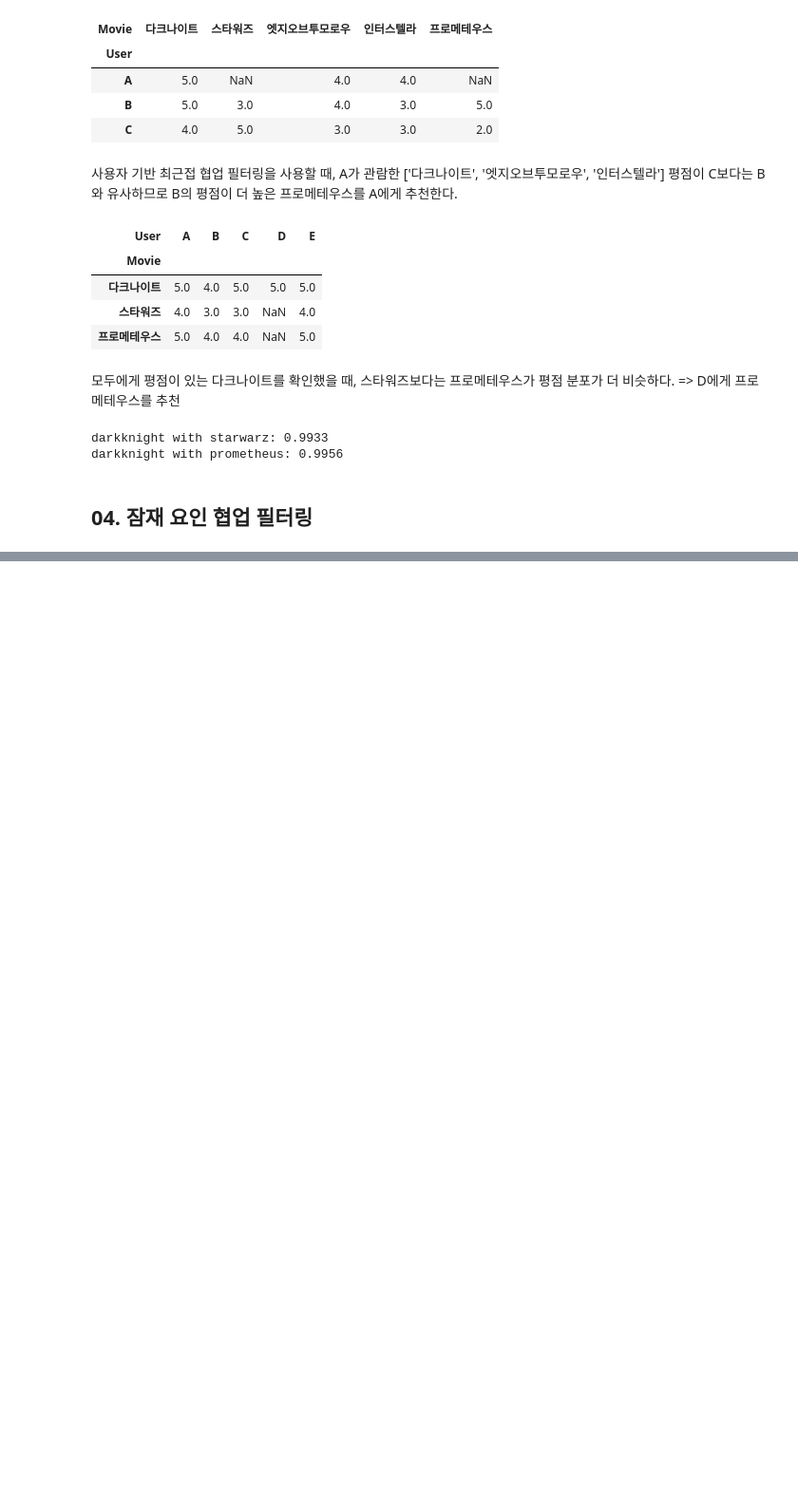
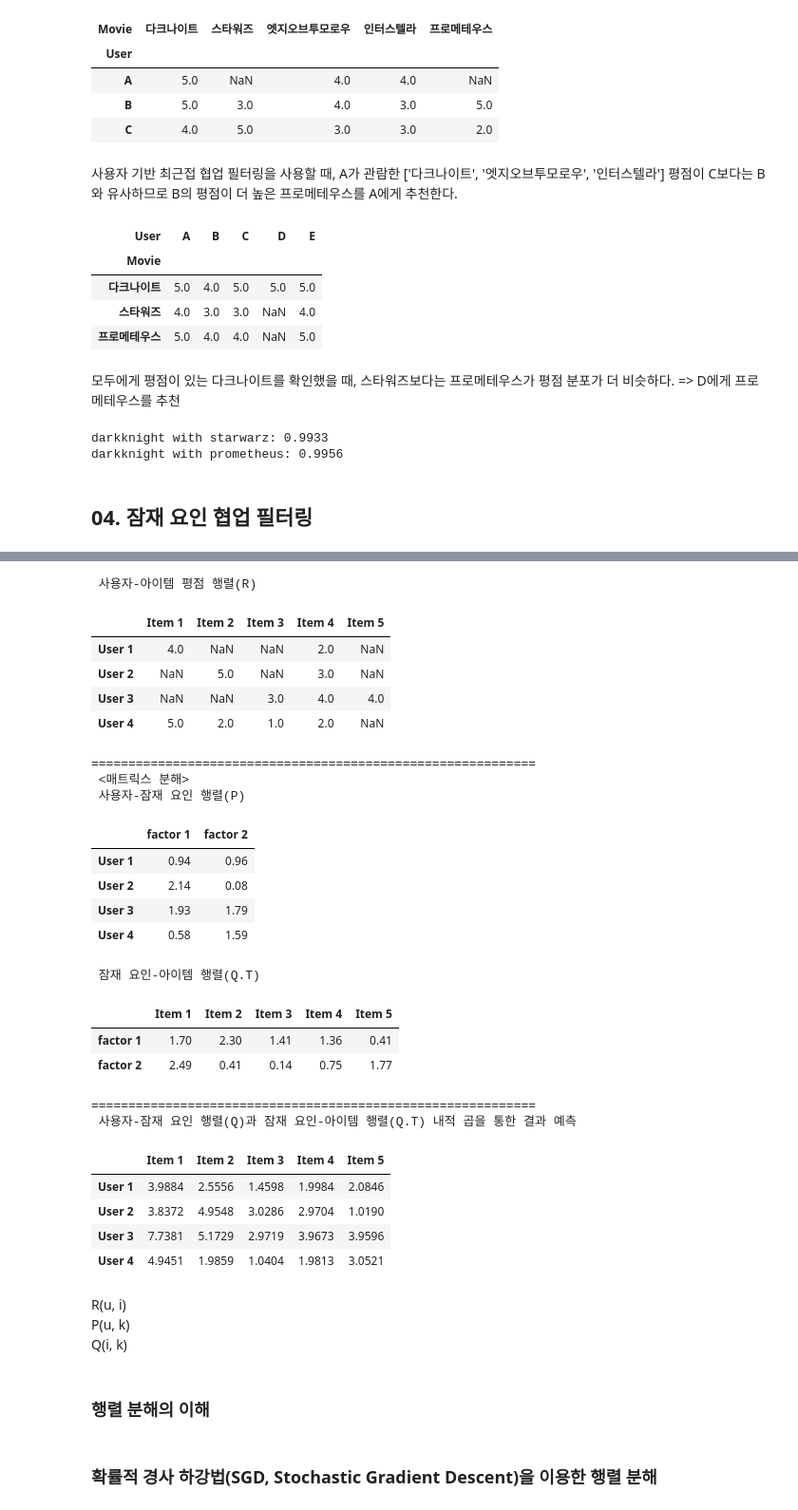
Before and after one commit to choi-yh/Pyhon_ML_Guide, a Jupyter notebook: 09_00_추천_시스템.ipynb, the cells around one changed output, grey strips where cells are left out. Shown: that part at 95% size. Cells and saved outputs as stored; diff of their text form; code cells hidden in the pictures; blank space fills up the shorter version.

```diff
--- a/09_00_추천_시스템.ipynb
+++ b/09_00_추천_시스템.ipynb
@@ -156,0 +171,79 @@ darkknight with prometheus: 0.9956
+# %%
+# 행렬 분해를 통한 잠재 요인 협업 필터링
+
+# 사용자-아이템 평점 행렬(R)
+r = pd.DataFrame(data=np.array([[4, np.nan, np.nan, 2, np.nan],
+                                [np.nan, 5, np.nan, 3, np.nan],
+                                [np.nan, np.nan, 3, 4, 4],
+                                [5, 2, 1, 2, np.nan]]),
+                 columns=['Item 1', 'Item 2', 'Item 3', 'Item 4', 'Item 5'],
+                 index=['User 1', 'User 2', 'User 3', 'User 4'])
+
+print(' 사용자-아이템 평점 행렬(R)')
+display(r)
+
+# 사용자-잠재 요인 행렬(P)
+p = pd.DataFrame(data=np.array([
+                                [0.94, 0.96],
+                                [2.14, 0.08],
+                                [1.93, 1.79],
+                                [0.58, 1.59]
+                                ]),
+                 columns=['factor 1', 'factor 2'],
+                 index=['User 1', 'User 2', 'User 3', 'User 4'])
+
+print('=' * 60)
+print(' <매트릭스 분해>')
+print(' 사용자-잠재 요인 행렬(P)')
+display(p)
+
+# 잠재 요인-아이템 행렬(Q)
+q_t = pd.DataFrame(data=np.array([[1.7, 2.3, 1.41, 1.36, 0.41],
+                                [2.49, 0.41, 0.14, 0.75, 1.77]]),
+                 columns=['Item 1', 'Item 2', 'Item 3', 'Item 4', 'Item 5'],
+                 index=['factor 1', 'factor 2'])
+
+print(' 잠재 요인-아이템 행렬(Q.T)')
+display(q_t)
+
+predict_matrix = pd.DataFrame(data=np.matmul(p.to_numpy(), q_t.to_numpy()),
+                              columns=q_t.columns,
+                              index=p.index)
+print('')
+print('=' * 60)
+print(' 사용자-잠재 요인 행렬(Q)과 잠재 요인-아이템 행렬(Q.T) 내적 곱을 통한 결과 예측')
+display(predict_matrix)
+# %% [output]
+ 사용자-아이템 평점 행렬(R)
+|  | Item 1 | Item 2 | Item 3 | Item 4 | Item 5 |
+| User 1 | 4.0 | NaN | NaN | 2.0 | NaN |
+| User 2 | NaN | 5.0 | NaN | 3.0 | NaN |
+| User 3 | NaN | NaN | 3.0 | 4.0 | 4.0 |
+| User 4 | 5.0 | 2.0 | 1.0 | 2.0 | NaN |
+============================================================
+ <매트릭스 분해>
+ 사용자-잠재 요인 행렬(P)
+|  | factor 1 | factor 2 |
+| User 1 | 0.94 | 0.96 |
+| User 2 | 2.14 | 0.08 |
+| User 3 | 1.93 | 1.79 |
+| User 4 | 0.58 | 1.59 |
+ 잠재 요인-아이템 행렬(Q.T)
+|  | Item 1 | Item 2 | Item 3 | Item 4 | Item 5 |
+| factor 1 | 1.70 | 2.30 | 1.41 | 1.36 | 0.41 |
+| factor 2 | 2.49 | 0.41 | 0.14 | 0.75 | 1.77 |
+============================================================
+ 사용자-잠재 요인 행렬(Q)과 잠재 요인-아이템 행렬(Q.T) 내적 곱을 통한 결과 예측
+|  | Item 1 | Item 2 | Item 3 | Item 4 | Item 5 |
+| User 1 | 3.9884 | 2.5556 | 1.4598 | 1.9984 | 2.0846 |
+| User 2 | 3.8372 | 4.9548 | 3.0286 | 2.9704 | 1.0190 |
+| User 3 | 7.7381 | 5.1729 | 2.9719 | 3.9673 | 3.9596 |
+| User 4 | 4.9451 | 1.9859 | 1.0404 | 1.9813 | 3.0521 |
+# %% [markdown]
+R(u, i)
+P(u, k)
+Q(i, k)
+# %% [markdown]
+### 행렬 분해의 이해
+# %% [markdown]
+### 확률적 경사 하강법(SGD, Stochastic Gradient Descent)을 이용한 행렬 분해
```
Also changed, not shown: parts of 5 cells of this notebook.
